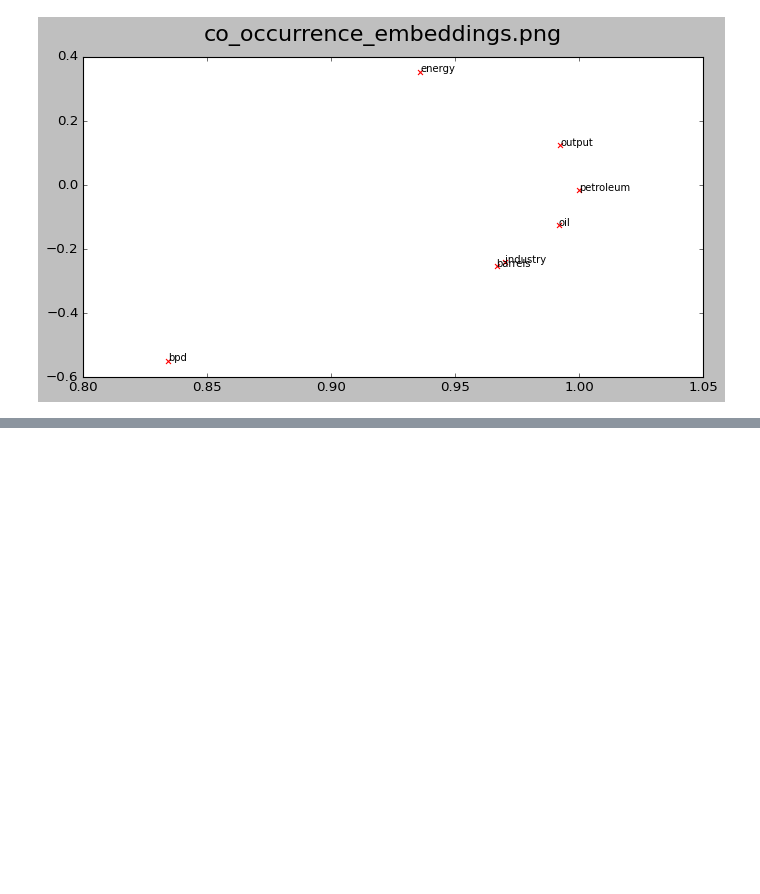
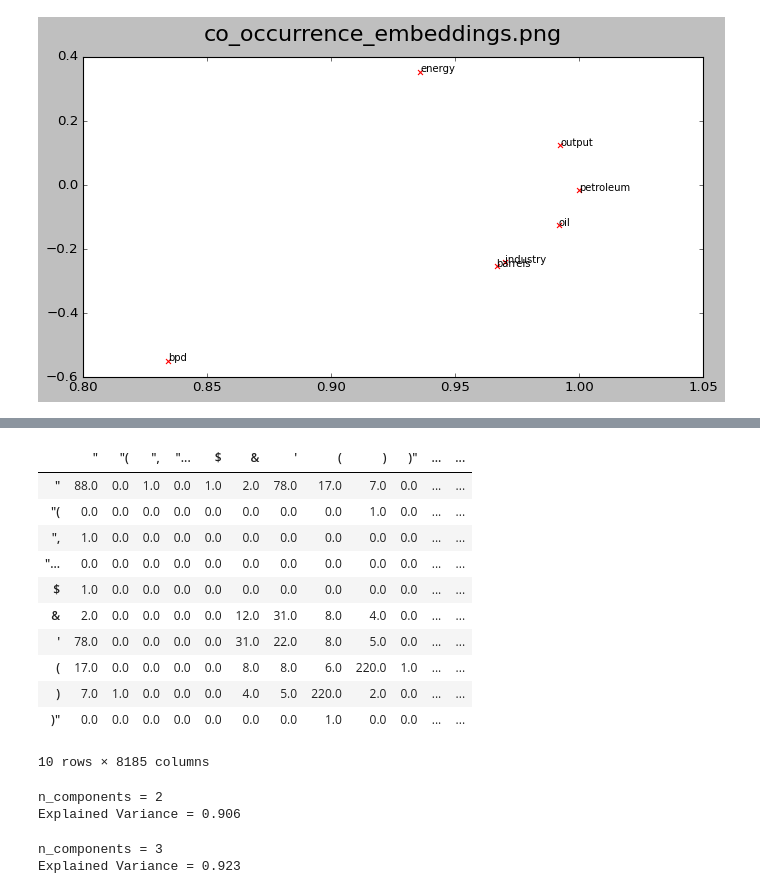
Before and after one commit to rybitskyi/XCS224N, a Jupyter notebook: week1/A1.ipynb, the cells around one changed output, grey strips where cells are left out. Cells and saved outputs as stored; diff of their text form; code cells hidden in the pictures; blank space fills up the shorter version.

```diff
--- a/week1/A1.ipynb
+++ b/week1/A1.ipynb
@@ -272,0 +504,22 @@ plot_embeddings(M_normalized, word2Ind_co_occurrence, words_list, 'co_occurrence
+# %%
+def compute_co_occurrence_matrix(corpus, window_size=4):
+
+    distinct_words = sorted(list(set([word for sentence in corpus for word in sentence])))
+    num_words = len(distinct_words)
+    word2Ind = {word: index for index, word in enumerate(distinct_words)}
+
+    M = np.zeros((num_words, num_words))
+
+    for sentence in corpus:
+        for i, word in enumerate(sentence):
+            begin = max(i - window_size, 0)
+            end   = min(i + window_size, num_words)
+            context = sentence[begin: end + 1]
+            context.remove(sentence[i])
+
+            current_row = word2Ind[word]
+            for token in context:
+                current_col = word2Ind[token]
+                M[current_row, current_col] += 1
+
+    return M, word2Ind
@@ -272,0 +564,18 @@ plot_embeddings(M_normalized, word2Ind_co_occurrence, words_list, 'co_occurrence
+# %%
+reuters_corpus = read_corpus('crude')
+M_co_occurrence, word2Ind_co_occurrence = compute_co_occurrence_matrix(reuters_corpus, window_size=5)
+# %%
+pd.DataFrame(M_co_occurrence, index=word2Ind_co_occurrence.keys(), columns=word2Ind_co_occurrence.keys()).head(10)
+# %% [output]
+|  | " | "( | ", | "... | $ | & | ' | ( | ) | )" | ... | ... |
+| " | 88.0 | 0.0 | 1.0 | 0.0 | 1.0 | 2.0 | 78.0 | 17.0 | 7.0 | 0.0 | ... | ... |
+| "( | 0.0 | 0.0 | 0.0 | 0.0 | 0.0 | 0.0 | 0.0 | 0.0 | 1.0 | 0.0 | ... | ... |
+| ", | 1.0 | 0.0 | 0.0 | 0.0 | 0.0 | 0.0 | 0.0 | 0.0 | 0.0 | 0.0 | ... | ... |
+| "... | 0.0 | 0.0 | 0.0 | 0.0 | 0.0 | 0.0 | 0.0 | 0.0 | 0.0 | 0.0 | ... | ... |
+| $ | 1.0 | 0.0 | 0.0 | 0.0 | 0.0 | 0.0 | 0.0 | 0.0 | 0.0 | 0.0 | ... | ... |
+| & | 2.0 | 0.0 | 0.0 | 0.0 | 0.0 | 12.0 | 31.0 | 8.0 | 4.0 | 0.0 | ... | ... |
+| ' | 78.0 | 0.0 | 0.0 | 0.0 | 0.0 | 31.0 | 22.0 | 8.0 | 5.0 | 0.0 | ... | ... |
+| ( | 17.0 | 0.0 | 0.0 | 0.0 | 0.0 | 8.0 | 8.0 | 6.0 | 220.0 | 1.0 | ... | ... |
+| ) | 7.0 | 1.0 | 0.0 | 0.0 | 0.0 | 4.0 | 5.0 | 220.0 | 2.0 | 0.0 | ... | ... |
+| )" | 0.0 | 0.0 | 0.0 | 0.0 | 0.0 | 0.0 | 0.0 | 1.0 | 0.0 | 0.0 | ... | ... |
+10 rows × 8185 columns
@@ -272,0 +592,5 @@ plot_embeddings(M_normalized, word2Ind_co_occurrence, words_list, 'co_occurrence
+# %%
+M_reduced_2 = reduce_to_k_dim(M_co_occurrence, n_components=2)
+# %% [output]
+n_components = 2
+Explained Variance = 0.906
@@ -272,0 +600,5 @@ plot_embeddings(M_normalized, word2Ind_co_occurrence, words_list, 'co_occurrence
+# %%
+M_reduced_3 = reduce_to_k_dim(M_co_occurrence, n_components=3)
+# %% [output]
+n_components = 3
+Explained Variance = 0.923
```
Also changed, not shown: parts of 30 cells of this notebook, 18 other files.
